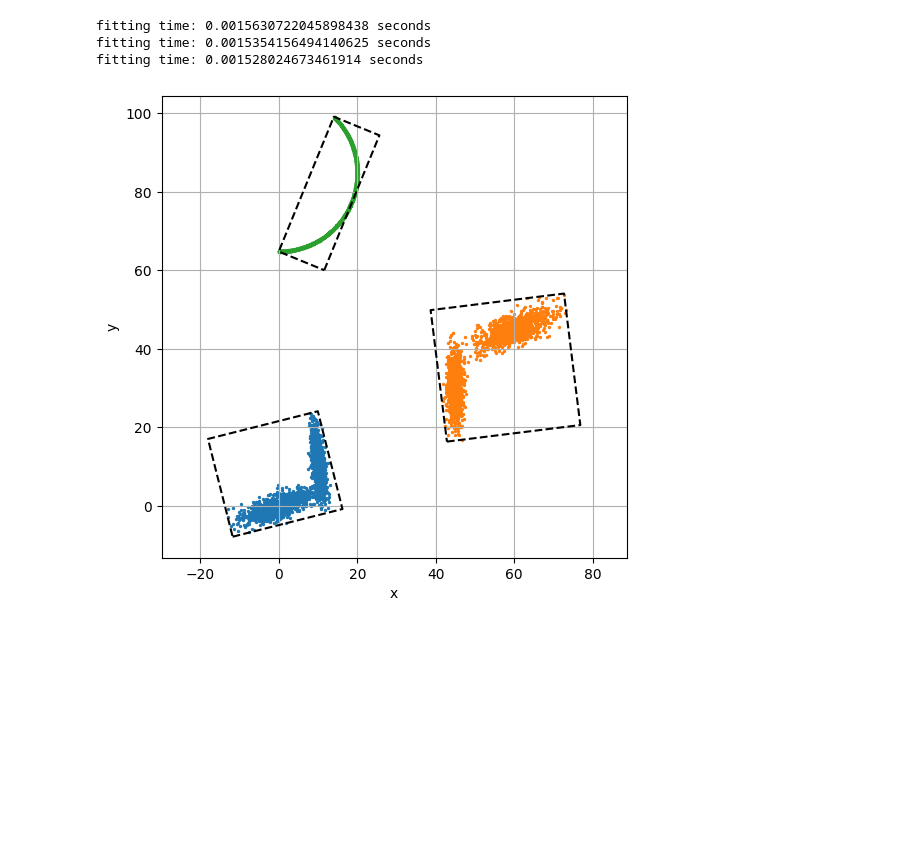
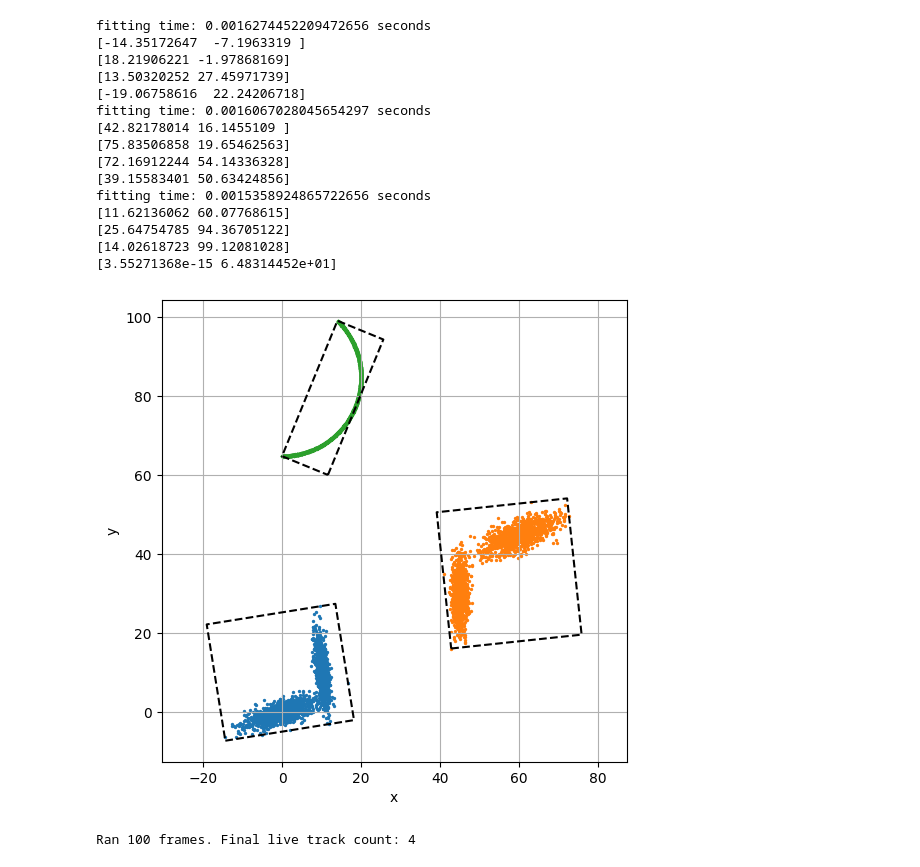
Before and after one commit to SamMBurke/dodging-robot, a Jupyter notebook: src/project_pkg/notebooks/testbook.ipynb, the cells around one changed output. Saved outputs shown, nothing was run; the diff lists cells and outputs as text; code cells hidden in the pictures; blank space fills up the shorter version.

```diff
--- a/src/project_pkg/notebooks/testbook.ipynb
+++ b/src/project_pkg/notebooks/testbook.ipynb
@@ -7,5 +310,9 @@ import time
 # %%
 def calculate_closeness_criterion(C1, C2, d0):
+    '''
+    Optimization function for the fit_rectangle function. Optimizes the rectangle
+    fitting based on the closeness of the cluster points to the fitted rectangle edges
+    '''
     # c1_min and c1_max are the boundaries on axis e1_hat, the rectangle edge direction vector (same goes for e2_hat)
     c1_max = np.max(C1)
     c1_min = np.min(C1)
@@ -19,7 +326,12 @@ def calculate_closeness_criterion(C1, C2, d0):
 
     return np.sum(1.0 / d)
 
-def fit_rectangle(cluster, d0):
+def fit_rectangle(cluster, d0, id):
+    '''
+    Implementation of the Search-Based Rectangle Fitting algorithm. For 2D LiDAR scans, points clusters
+    are often seen as L-shapes. This function efficiently fits a rectangle to the given cluster of points.
+    The points are already clustered via the Euclidean Clustering algorithm from the get_euclidean_clusters function
+    '''
     # the inputs into the criterion functions are C1 and C2 which are the projections of all the range points on the two orthogonal edges determined by theta
     thetas = np.linspace(0, 90, 89, endpoint=False) * np.pi / 180
     q_max = 0
@@ -59,7 +371,20 @@ def fit_rectangle(cluster, d0):
         c1_max * e1 + c2_max * e2,
         c1_min * e1 + c2_max * e2
     ])
-    return rectangle_corners
+
+    rectangle_center = np.array([(rectangle_corners[0][0] + rectangle_corners[2][0])/2, (rectangle_corners[0][1] + rectangle_corners[2][1])/2])
+    length = np.linalg.norm(rectangle_corners[0] - rectangle_corners[1])
+    width = np.linalg.norm(rectangle_corners[0] - rectangle_corners[3])
+
+    obj = DetectedObject(
+        id = id,
+        center = rectangle_center,
+        heading = optimal_theta,
+        length = length,
+        width = width,
+        corners = rectangle_corners
+    )
+    return obj
 # %%
 # testing the object clustering and rectangle fitting
 
@@ -91,36 +416,55 @@ def rotate(points, angle):
 
     return points @ R.T
 
 semicircle = generate_semicircle(
     center=(60, 60),
     radius=20,
     num_points=2000
 )
 
 semicircle = rotate(semicircle, np.deg2rad(45))
 
 # group all the clusters of points into one clusters array
 clusters = np.array([np.concatenate((points[0], points[1])), np.concatenate((points[2], points[3])), semicircle])
 
 plt.figure(figsize=(6, 6))
-for cluster in clusters:
+for i, cluster in enumerate(clusters):
     start_time = time.time()
-    rectangle_corners = fit_rectangle(cluster, d0=5) # test the rectangular fitting algorithm
+    obj = fit_rectangle(cluster, d0=5, id=i) # test the rectangular fitting algorithm
     end_time = time.time()
     print('fitting time:', end_time-start_time, 'seconds')
+
+    rectangle_corners = obj.corners
+
+    print(rectangle_corners[0])
+    print(rectangle_corners[1])
+    print(rectangle_corners[2])
+    print(rectangle_corners[3])
 
     x_coords = [rectangle_corners[0][0], rectangle_corners[1][0], rectangle_corners[2][0], rectangle_corners[3][0], rectangle_corners[0][0]]
     y_coords = [rectangle_corners[0][1], rectangle_corners[1][1], rectangle_corners[2][1], rectangle_corners[3][1], rectangle_corners[0][1]]
 
     plt.plot(x_coords, y_coords, linestyle='--', color='black')
     plt.scatter(cluster[:,0], cluster[:,1], s=2)
 plt.axis("equal")
 plt.xlabel('x')
 plt.ylabel('y')
 plt.grid('both')
 plt.show()
 # %% [output]
-fitting time: 0.0015630722045898438 seconds
-fitting time: 0.0015354156494140625 seconds
-fitting time: 0.001528024673461914 seconds
+fitting time: 0.0016274452209472656 seconds
+[-14.35172647  -7.1963319 ]
+[18.21906221 -1.97868169]
+[13.50320252 27.45971739]
+[-19.06758616  22.24206718]
+fitting time: 0.0016067028045654297 seconds
+[42.82178014 16.1455109 ]
+[75.83506858 19.65462563]
+[72.16912244 54.14336328]
+[39.15583401 50.63424856]
+fitting time: 0.0015358924865722656 seconds
+[11.62136062 60.07768615]
+[25.64754785 94.36705122]
+[14.02618723 99.12081028]
+[3.55271368e-15 6.48314452e+01]
-[figure, old version]
+[figure, new version]
@@ -126,0 +538,21 @@ fitting time: 0.001528024673461914 seconds
+# %%
+rng = np.random.default_rng(seed=42)
+tracker = KalmanTracker(max_age=5, min_hits=3, max_valid_distance=1.5)
+
+history = []  # one entry per frame: {'t':, 'confirmed': [...], 'all_tracks': [...], 'detections': [...]}
+
+for frame in range(n_frames):
+    t = frame * dt
+    detections = generate_frame_detections(t, rng)
+    confirmed = tracker.step(detections, dt)
+
+    history.append({
+        't': t,
+        'confirmed': [(trk.id, trk.center.copy(), trk.velocity.copy(), trk.heading) for trk in confirmed],
+        'n_total_tracks': len(tracker.tracks),
+        'detections': [d.center.copy() for d in detections],
+    })
+
+print(f"Ran {n_frames} frames. Final live track count: {len(tracker.tracks)}")
+# %% [output]
+Ran 100 frames. Final live track count: 4
```
Also changed, not shown: parts of 9 cells of this notebook, 8 other files.
